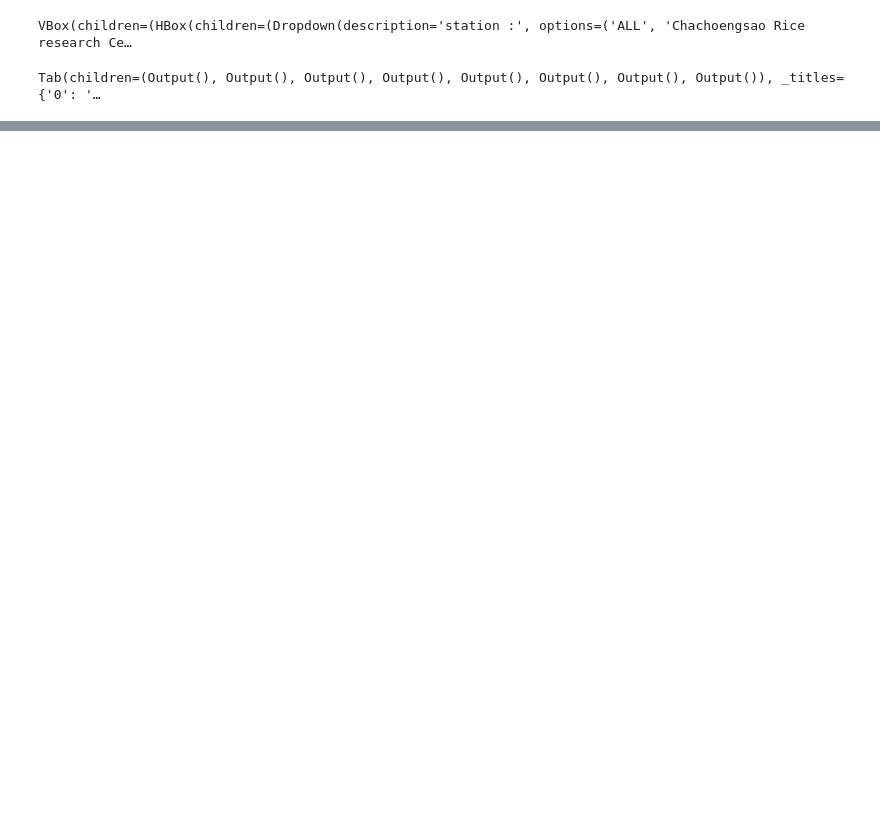
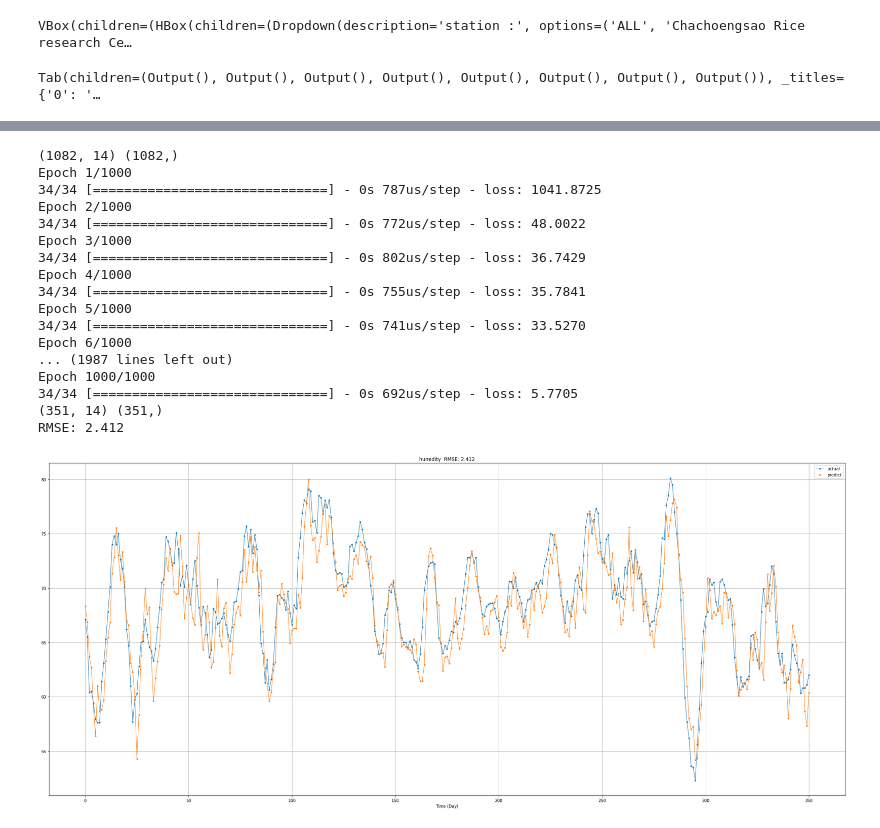
Before and after one commit to D6200763-SUT/SUT_Rice_Project_2021, a Jupyter notebook: Ex2_CNN_model_TF.ipynb, the cells around one changed output, grey strips where cells are left out. Drawn from its saved outputs; the diff is of its cells as text; code cells hidden in the pictures; blank space fills up the shorter version.

```diff
--- a/Ex2_CNN_model_TF.ipynb
+++ b/Ex2_CNN_model_TF.ipynb
@@ -441,0 +322,77 @@ plt.show()
+# %%
+file_name = 'humidity'
+# file_name = 'bph'
+
+dataset = frames_train[file_name].values.tolist()
+# choose a number of time steps
+n_steps = 14
+# convert into input/output
+X, y = split_sequence(dataset, n_steps)
+print(X.shape, y.shape)
+# summarize the data
+# for i in range(len(X)):
+# 	print(X[i], y[i])
+
+
+n_features = 1
+X = X.reshape((X.shape[0], X.shape[1], n_features))
+# define model
+model = models.Sequential()
+model.add(layers.Conv1D(filters = 64, kernel_size=2, activation='relu', input_shape=(n_steps, n_features)))
+model.add(layers.MaxPooling1D(pool_size=2))
+model.add(layers.Flatten())
+model.add(layers.Dense(50, activation='relu'))
+model.add(layers.Dense(1))
+model.compile(optimizer='adam', loss='mse')
+# fit model
+model.fit(X, y, epochs= 1000, verbose=1)
+
+dataset_predict = frames_val[file_name].values.tolist()
+# convert into input/output
+X_p, y_p = split_sequence(dataset_predict, n_steps)
+print(X_p.shape, y_p.shape)
+# summarize the data
+# for i in range(len(X_p)):
+# 	print(X_p[i], y_p[i])
+
+# demonstrate prediction
+x_input = X_p[:][:]
+x_input = x_input.reshape((x_input.shape[0], n_steps, n_features))
+# x_input = x_input.reshape((1, n_steps, n_features))
+yhat = model.predict(x_input, verbose=0)
+# print(yhat)
+
+df_out = pd.DataFrame(list(y_p),columns=['actual'])
+df_out['predict'] = pd.DataFrame(list(yhat))
+
+# calculate RMSE
+m = tf.keras.metrics.RootMeanSquaredError()
+m.update_state([df_out['actual']], [df_out['predict']])
+rmse = m.result().numpy()
+print('RMSE: %.3f' % rmse)
+
+
+df_out.plot(lw=1,grid=True,figsize=(35,15),subplots=False,marker='.')
+plt.xlabel('Time (Day)')
+plt.title(file_name +'  RMSE: %.3f' % rmse)
+plt.legend()
+plt.show()
+# %% [output]
+(1082, 14) (1082,)
+Epoch 1/1000
+34/34 [==============================] - 0s 787us/step - loss: 1041.8725
+Epoch 2/1000
+34/34 [==============================] - 0s 772us/step - loss: 48.0022
+Epoch 3/1000
+34/34 [==============================] - 0s 802us/step - loss: 36.7429
+Epoch 4/1000
+34/34 [==============================] - 0s 755us/step - loss: 35.7841
+Epoch 5/1000
+34/34 [==============================] - 0s 741us/step - loss: 33.5270
+Epoch 6/1000
+... (1987 lines left out)
+Epoch 1000/1000
+34/34 [==============================] - 0s 692us/step - loss: 5.7705
+(351, 14) (351,)
+RMSE: 2.412
+[figure, added]
```
Also changed, not shown: parts of 7 cells of this notebook, 1 other file.
